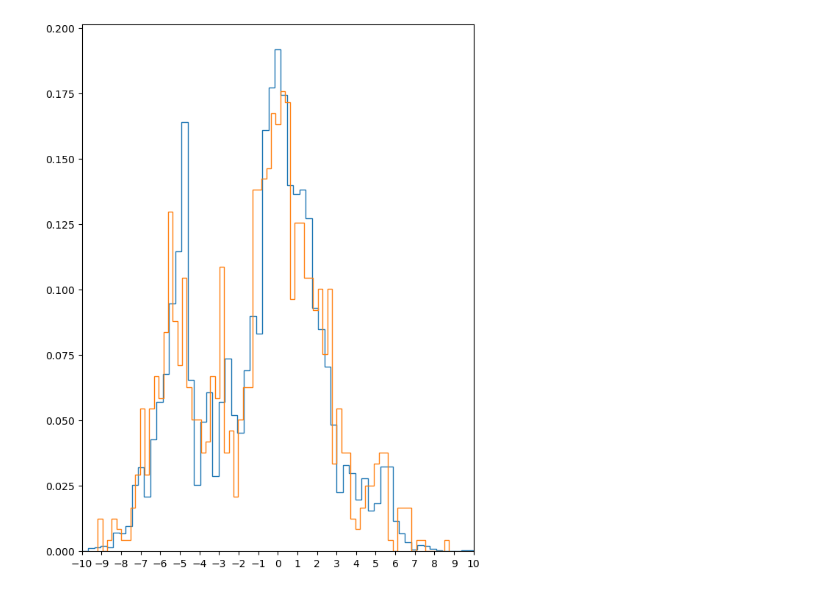
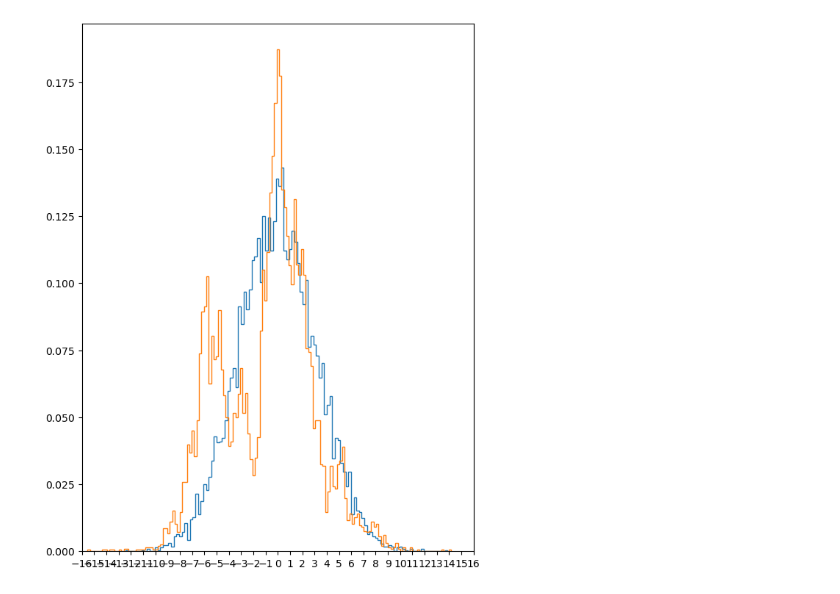
Before and after one commit to tr2g20/simulations, a Jupyter notebook: alg_cooling.ipynb, the cells around one changed output. Drawn from its saved outputs; the diff is of its cells as text; code cells hidden in the pictures.

```diff
--- a/alg_cooling.ipynb
+++ b/alg_cooling.ipynb
@@ -8,7 +8,7 @@ from sim_library.constants import k_eff, dR, m, omega_eg, kb
 import matplotlib.pyplot as plt
 # %%
 N = 10000
-Temp = 10e-6
+Temp = 15e-6
 
 cycles = 8
 
@@ -68,18 +68,25 @@ for i in range(cycles-1):
 # # fig1.tight_layout
 # plt.show()
 # %%
+sigma = np.sqrt(kb*Temp/m)
+initial_p_dist = m*np.random.normal(loc = 0, scale = sigma, size = N)/(hbar*k_eff)
+
 fig1, ax1 = plt.subplots(figsize=(6, 7.5), layout= 'constrained')
 
+final = 1
+bins = 300
 
-ax1.hist(x= moms_list[0], weights= fracs_list[0], bins = 150, histtype='step', density=True)
-ax1.hist(x= moms_list[1], weights= fracs_list[1], bins = 75, histtype='step', density=True)
+ax1.hist(x= initial_p_dist, bins = 120, histtype='step', density=True)
+if final % 2 != 0:
+    bins = 150
+ax1.hist(x= moms_list[final], weights= fracs_list[final], bins = bins, histtype='step', density=True)
 
-xlims = np.arange(-10,11)
-ax1.set_xticks(xlims)
-ax1.set_xlim(-10,10)
+# xlims = np.arange(basis)
+ax1.set_xticks(basis)
+ax1.set_xlim(-16,16)
 
 # fig1.tight_layout
 plt.show()
 # %% [output]
-[figure, old version]
+[figure, new version]
 # %%
```
Also changed, not shown: parts of 4 cells of this notebook, 17 other files.
